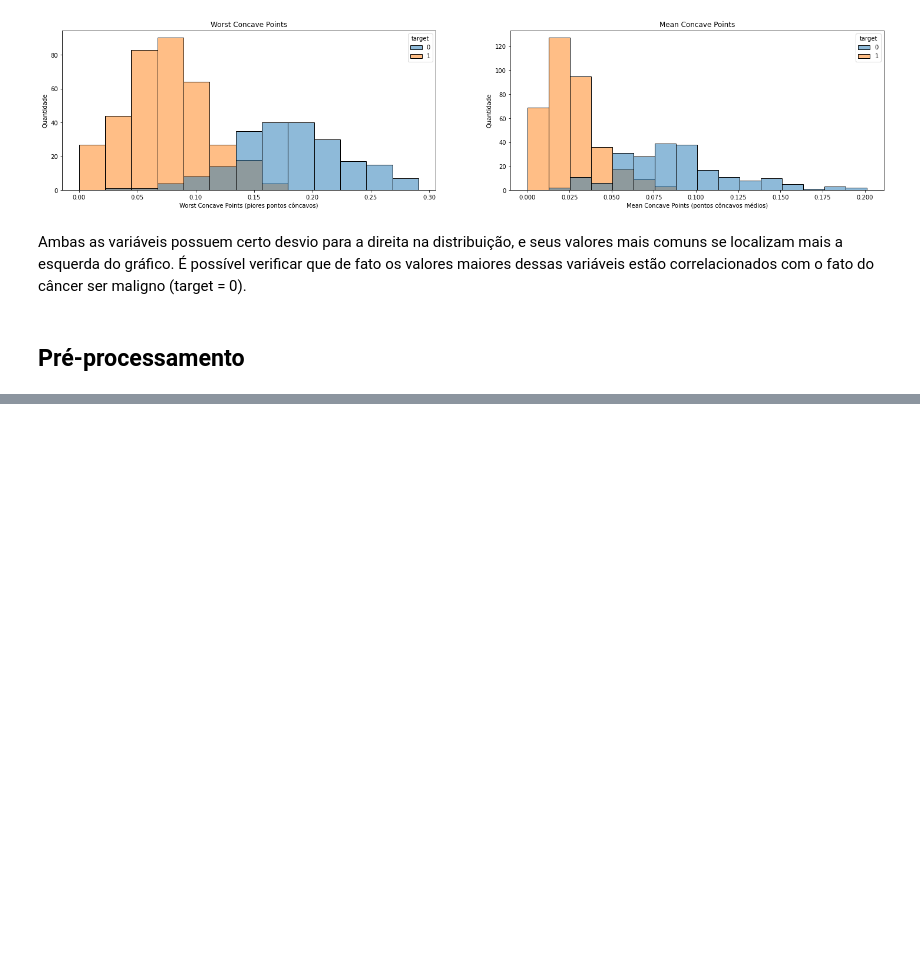
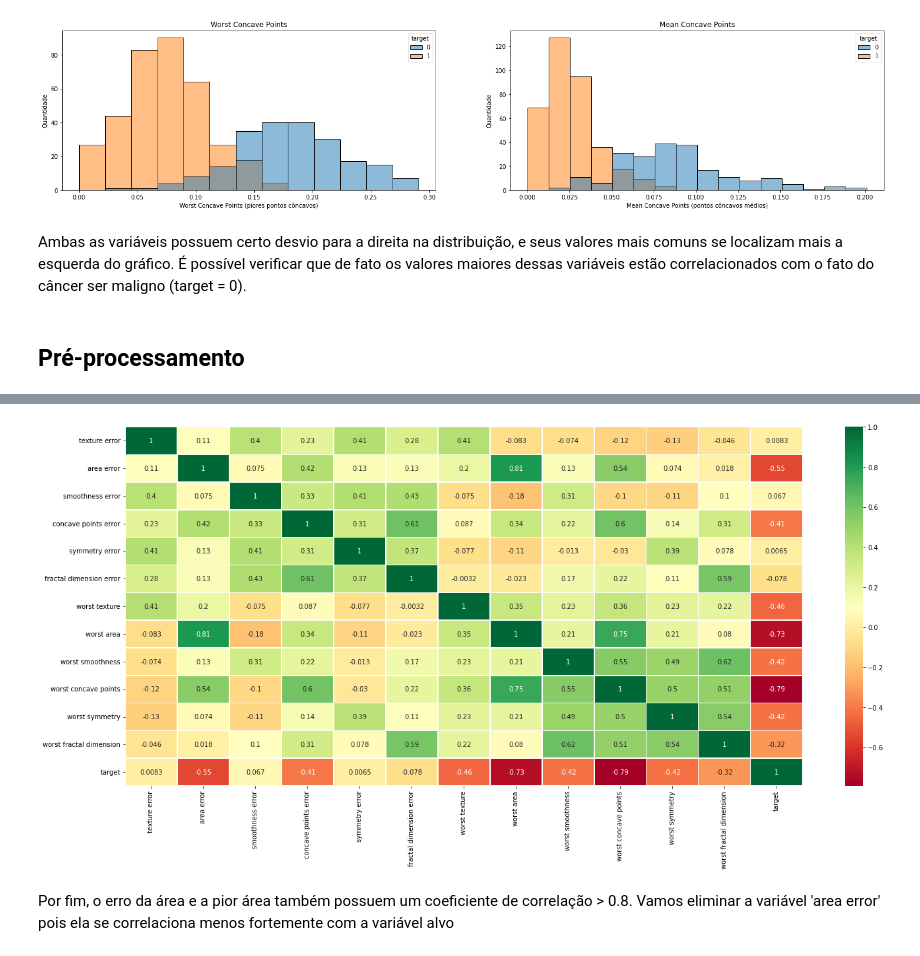
Before and after one commit to ailafelixa/ML-Model-Breast-Cancer-Predition-WisconsinDataset, a Jupyter notebook: breast_cancer_model.ipynb, the cells around one changed output, grey strips where cells are left out. Cells and saved outputs as stored; diff of their text form; code cells hidden in the pictures; blank space fills up the shorter version.

```diff
--- a/breast_cancer_model.ipynb
+++ b/breast_cancer_model.ipynb
@@ -145,0 +169,12 @@ Ambas as variáveis possuem certo desvio para a direita na distribuição, e seu
+# %%
+data_df = data_df.drop(['worst concavity', 'concavity error'], axis=1)
+# %%
+data_df = data_df.drop(['worst compactness', 'compactness error'], axis=1)
+# %%
+plt.figure(figsize=(23, 10))
+color_palette = 'RdYlGn'
+hm_pp = sns.heatmap(data_df.corr(),annot=True, linewidth=.5, cmap=color_palette)
+# %% [output]
+[figure, added]
+# %% [markdown]
+Por fim, o erro da área e a pior área também possuem um coeficiente de correlação > 0.8. Vamos eliminar a variável 'area error' pois ela se correlaciona menos fortemente com a variável alvo
```
Also changed, not shown: parts of 12 cells of this notebook.
